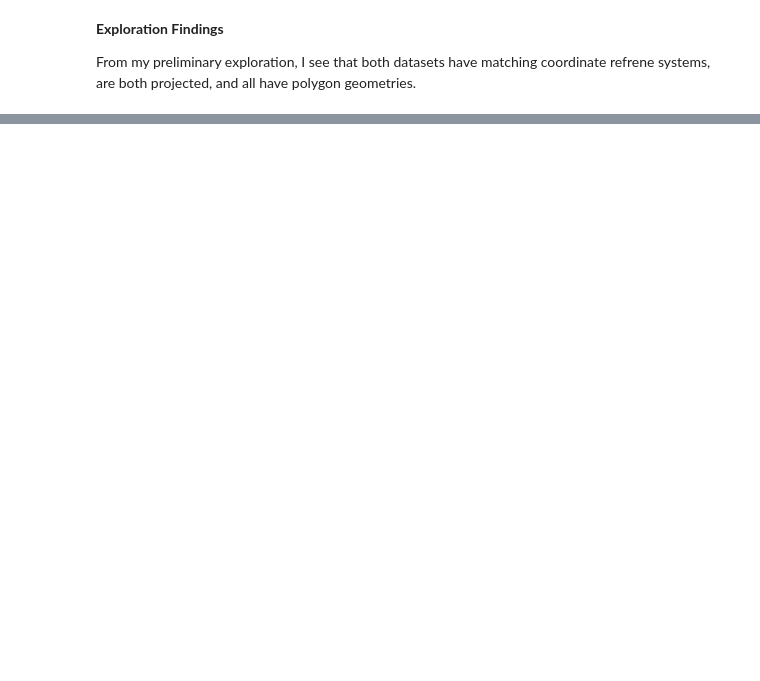
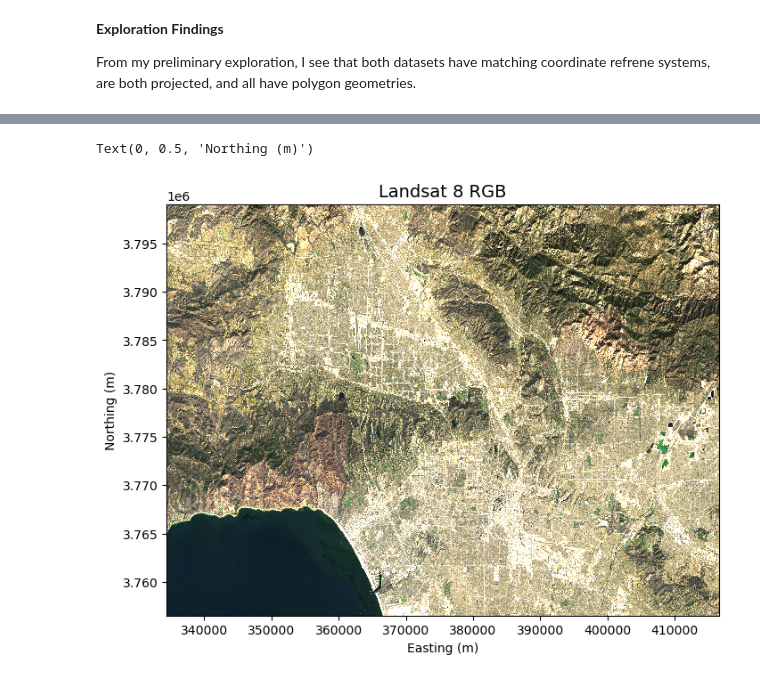
Before and after one commit to IsabellaSegarra/eds220-hwk4, a Jupyter notebook: hwk4-task2-false-color-segarra.ipynb, the cells around one changed output, grey strips where cells are left out. Drawn from its saved outputs; the diff is of its cells as text; code cells hidden in the pictures; blank space fills up the shorter version.

```diff
--- a/hwk4-task2-false-color-segarra.ipynb
+++ b/hwk4-task2-false-color-segarra.ipynb
@@ -64,0 +152,18 @@ From my preliminary exploration, I see that both datasets have matching coordina
+# %%
+# fill in nas with zeros
+rgb_image_2 = landsat[['red', 'green', 'blue']].to_array().fillna(0)
+# %%
+# Plot figure
+fig, ax = plt.subplots(figsize=(8, 6)) # create figure plot
+
+rgb_image_2.plot.imshow( # add landsat data
+    vmin= 7000, vmax=12200, # adjust the darkness (vmin) and brightness (vmax) levels
+    ax=ax,
+)
+
+ax.set_title("Landsat 8 RGB", fontsize=14)
+ax.set_xlabel("Easting (m)")
+ax.set_ylabel("Northing (m)")
+# %% [output]
+Text(0, 0.5, 'Northing (m)')
+[figure, added]
```
Also changed, not shown: parts of 22 cells of this notebook.
